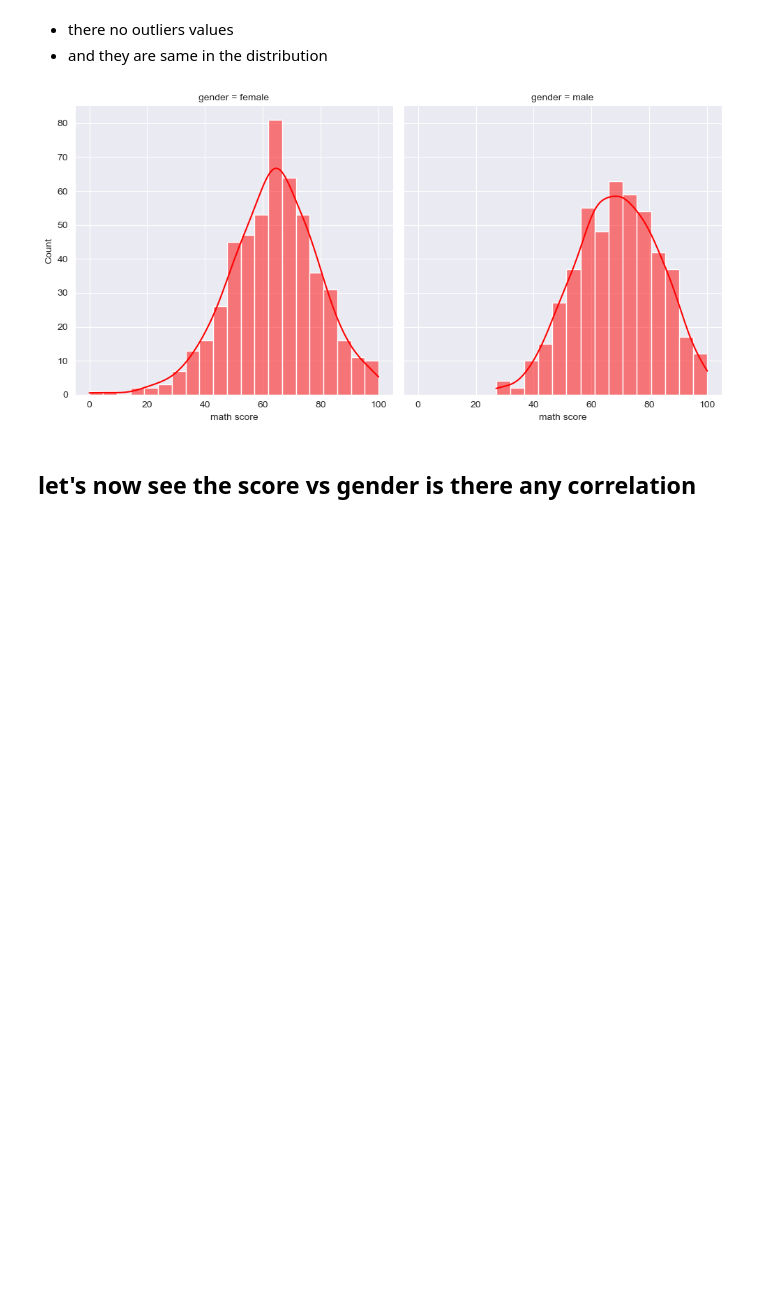
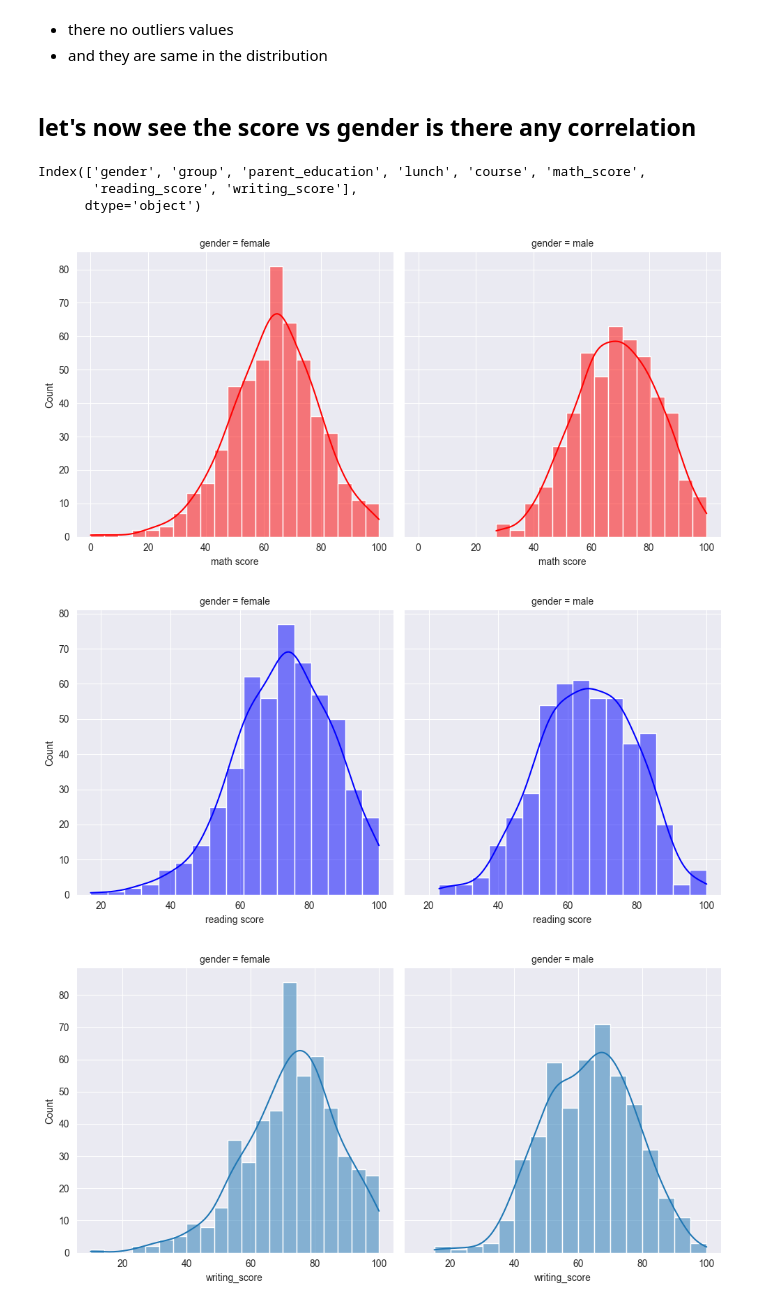
Before and after one commit to rami-othman/Students-Performance-Analysis, a Jupyter notebook: Students Performance Analysis.ipynb, the cells around one changed output. Drawn from its saved outputs; the diff is of its cells as text; code cells hidden in the pictures; blank space fills up the shorter version.

```diff
--- a/Students Performance Analysis.ipynb
+++ b/Students Performance Analysis.ipynb
@@ -327,12 +327,28 @@ plt.show()
 # %% [markdown]
 - there no outliers values
 - and they are same in the distribution
-# %%
-# plt.figure(figsize=(80,5))  # sets the figure size
-g = sns.FacetGrid(df, col="gender", height= 5)
-g.map(sns.histplot, "math score", kde=True , color= 'red')
-plt.show()
-# %% [output]
-[figure]
 # %% [markdown]
 ## let's now see the score vs gender is there any correlation
+# %%
+clean_df.columns
+# %% [output]
+Index(['gender', 'group', 'parent_education', 'lunch', 'course', 'math_score',
+       'reading_score', 'writing_score'],
+      dtype='object')
+# %%
+# plt.figure(figsize=(80,5))  # sets the figure size
+g = sns.FacetGrid(df, col="gender", height= 5)
+g.map(sns.histplot, "math score", kde=True , color= 'red')
+plt.show()
+# plt.figure(figsize=(80,5))  # sets the figure size
+h = sns.FacetGrid(df, col="gender", height= 5)
+h.map(sns.histplot, "reading score", kde=True , color= 'blue')
+plt.show()
+# plt.figure(figsize=(80,5))  # sets the figure size
+j = sns.FacetGrid(clean_df, col="gender", height= 5)
+j.map(sns.histplot, "writing_score", kde=True )
+plt.show()
+# %% [output]
+[figure]
+[figure, added]
+[figure, added]
```
Also changed, not shown: parts of 23 cells of this notebook.
